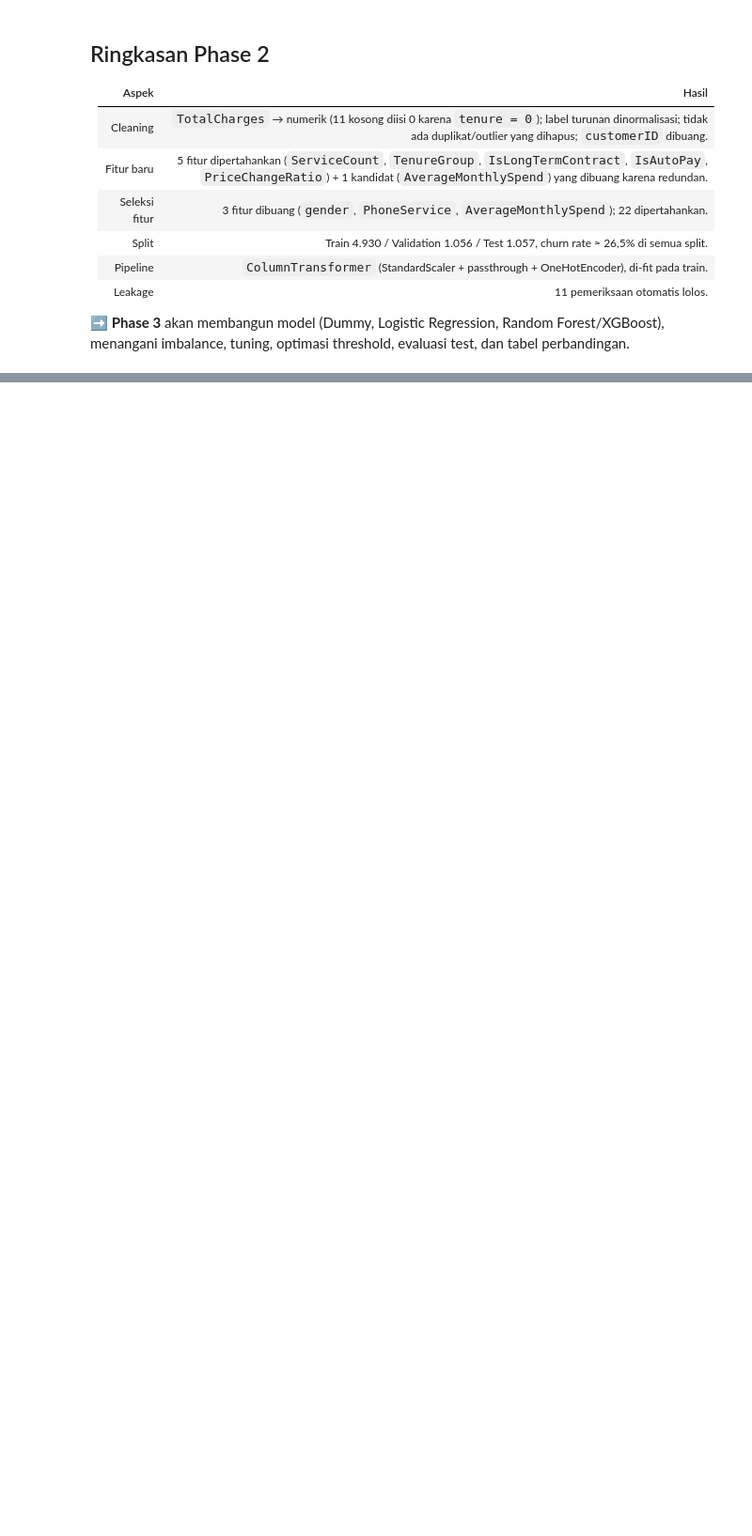
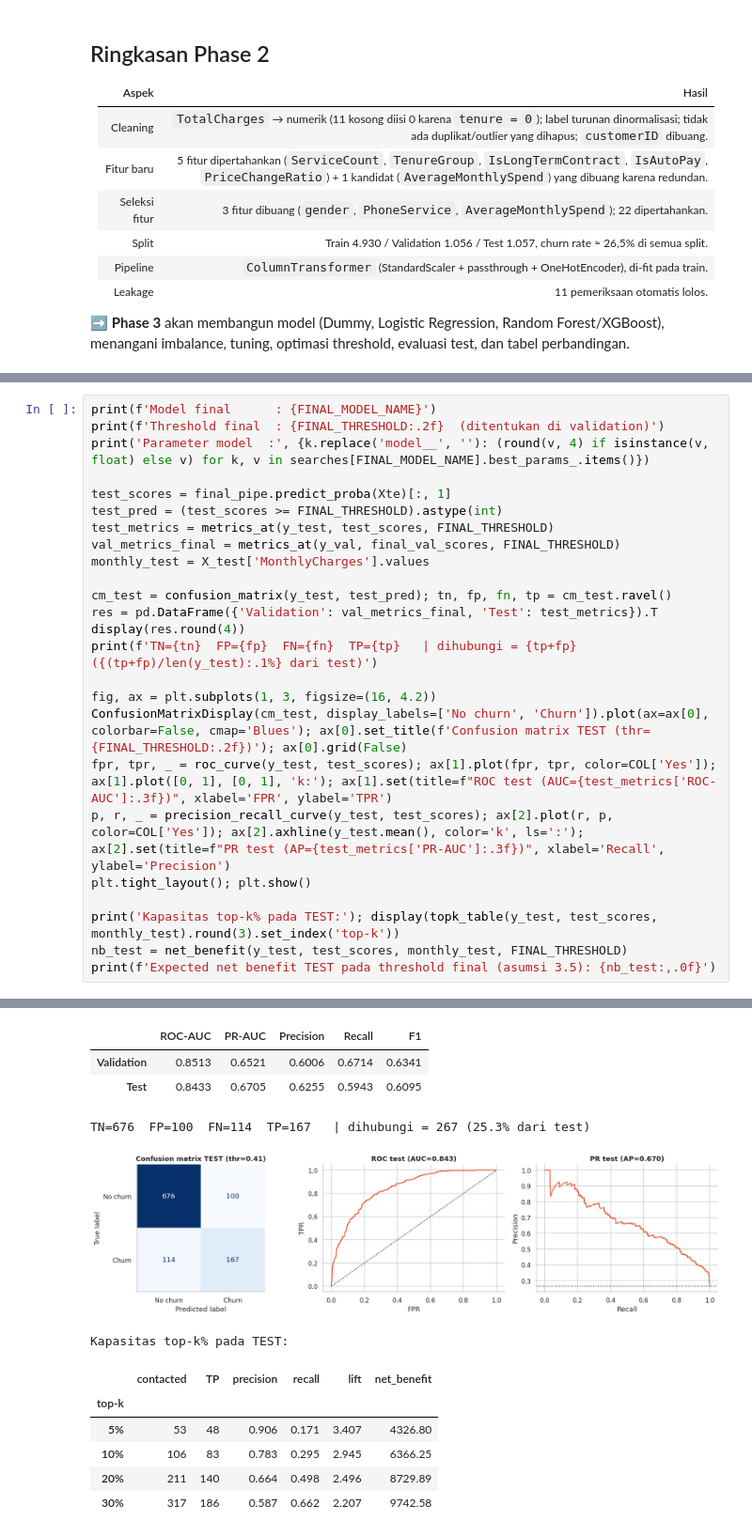
Before and after one commit to arielsharonferdinandus/Telco_Customer_Churn_Prediction, a Jupyter notebook: Telco_Churn_Notebook.ipynb, the cells around one changed output, grey strips where cells are left out. Shown at 94% size. Cells and saved outputs as stored; diff of their text form; blank space fills up the shorter version.

```diff
--- a/Telco_Churn_Notebook.ipynb
+++ b/Telco_Churn_Notebook.ipynb
@@ -835,0 +1155,26 @@ Semua pemeriksaan leakage LOLOS.
+# %%
+print(f'Model final      : {FINAL_MODEL_NAME}')
+print(f'Threshold final  : {FINAL_THRESHOLD:.2f}  (ditentukan di validation)')
+print('Parameter model  :', {k.replace('model__', ''): (round(v, 4) if isinstance(v, float) else v) for k, v in searches[FINAL_MODEL_NAME].best_params_.items()})
+
+test_scores = final_pipe.predict_proba(Xte)[:, 1]
+test_pred = (test_scores >= FINAL_THRESHOLD).astype(int)
+test_metrics = metrics_at(y_test, test_scores, FINAL_THRESHOLD)
+val_metrics_final = metrics_at(y_val, final_val_scores, FINAL_THRESHOLD)
+monthly_test = X_test['MonthlyCharges'].values
+
+cm_test = confusion_matrix(y_test, test_pred); tn, fp, fn, tp = cm_test.ravel()
+res = pd.DataFrame({'Validation': val_metrics_final, 'Test': test_metrics}).T
+display(res.round(4))
+print(f'TN={tn}  FP={fp}  FN={fn}  TP={tp}   | dihubungi = {tp+fp} ({(tp+fp)/len(y_test):.1%} dari test)')
+
+fig, ax = plt.subplots(1, 3, figsize=(16, 4.2))
+ConfusionMatrixDisplay(cm_test, display_labels=['No churn', 'Churn']).plot(ax=ax[0], colorbar=False, cmap='Blues'); ax[0].set_title(f'Confusion matrix TEST (thr={FINAL_THRESHOLD:.2f})'); ax[0].grid(False)
+fpr, tpr, _ = roc_curve(y_test, test_scores); ax[1].plot(fpr, tpr, color=COL['Yes']); ax[1].plot([0, 1], [0, 1], 'k:'); ax[1].set(title=f"ROC test (AUC={test_metrics['ROC-AUC']:.3f})", xlabel='FPR', ylabel='TPR')
+p, r, _ = precision_recall_curve(y_test, test_scores); ax[2].plot(r, p, color=COL['Yes']); ax[2].axhline(y_test.mean(), color='k', ls=':'); ax[2].set(title=f"PR test (AP={test_metrics['PR-AUC']:.3f})", xlabel='Recall', ylabel='Precision')
+plt.tight_layout(); plt.show()
+
+print('Kapasitas top-k% pada TEST:'); display(topk_table(y_test, test_scores, monthly_test).round(3).set_index('top-k'))
+nb_test = net_benefit(y_test, test_scores, monthly_test, FINAL_THRESHOLD)
+print(f'Expected net benefit TEST pada threshold final (asumsi 3.5): {nb_test:,.0f}')
+# %% [output]
@@ -835,0 +1184,12 @@ Semua pemeriksaan leakage LOLOS.
+|  | ROC-AUC | PR-AUC | Precision | Recall | F1 |
+| Validation | 0.8513 | 0.6521 | 0.6006 | 0.6714 | 0.6341 |
+| Test | 0.8433 | 0.6705 | 0.6255 | 0.5943 | 0.6095 |
+TN=676  FP=100  FN=114  TP=167   | dihubungi = 267 (25.3% dari test)
+[figure, added]
+Kapasitas top-k% pada TEST:
+|  | contacted | TP | precision | recall | lift | net_benefit |
+| top-k |  |  |  |  |  |  |
+| 5% | 53 | 48 | 0.906 | 0.171 | 3.407 | 4326.80 |
+| 10% | 106 | 83 | 0.783 | 0.295 | 2.945 | 6366.25 |
+| 20% | 211 | 140 | 0.664 | 0.498 | 2.496 | 8729.89 |
+| 30% | 317 | 186 | 0.587 | 0.662 | 2.207 | 9742.58 |
```
Also changed, not shown: parts of 25 cells of this notebook.
